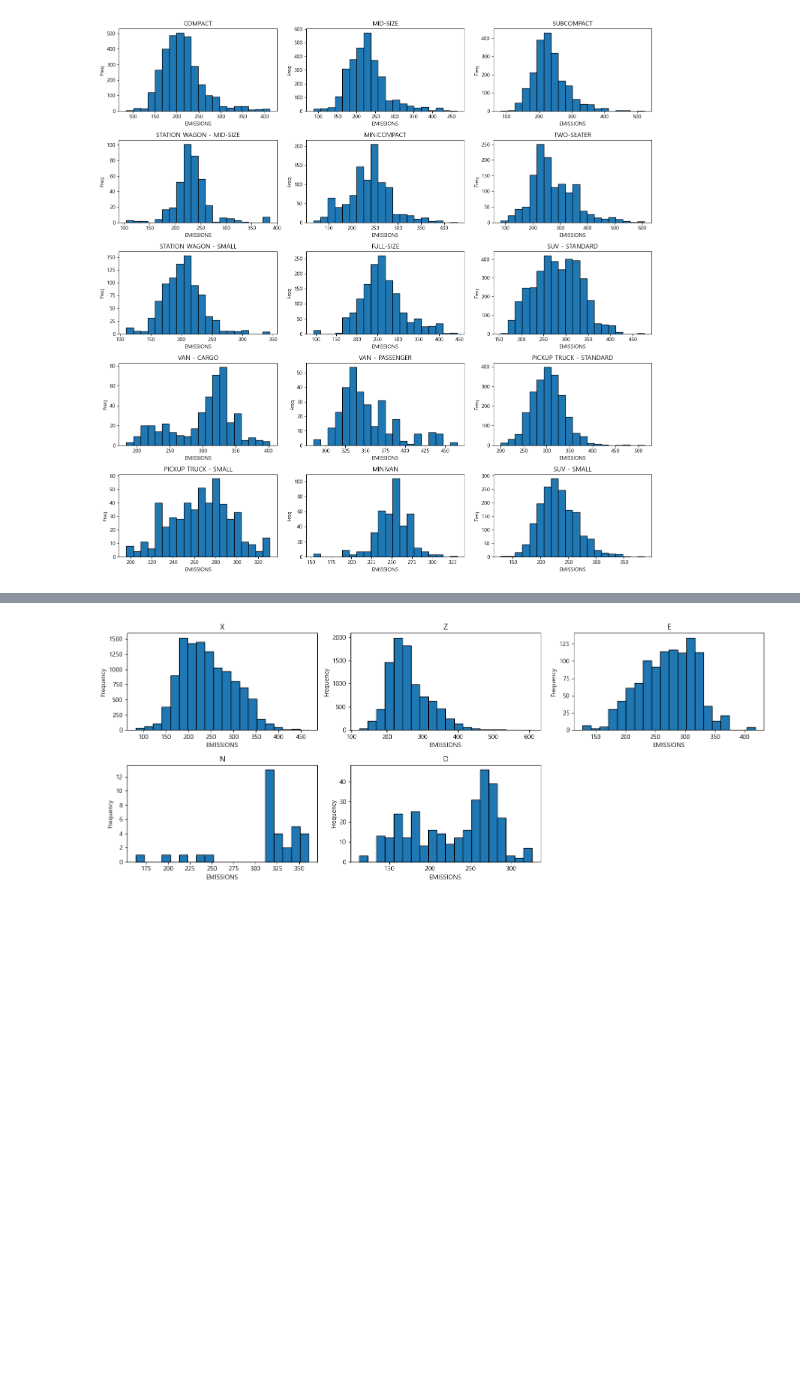
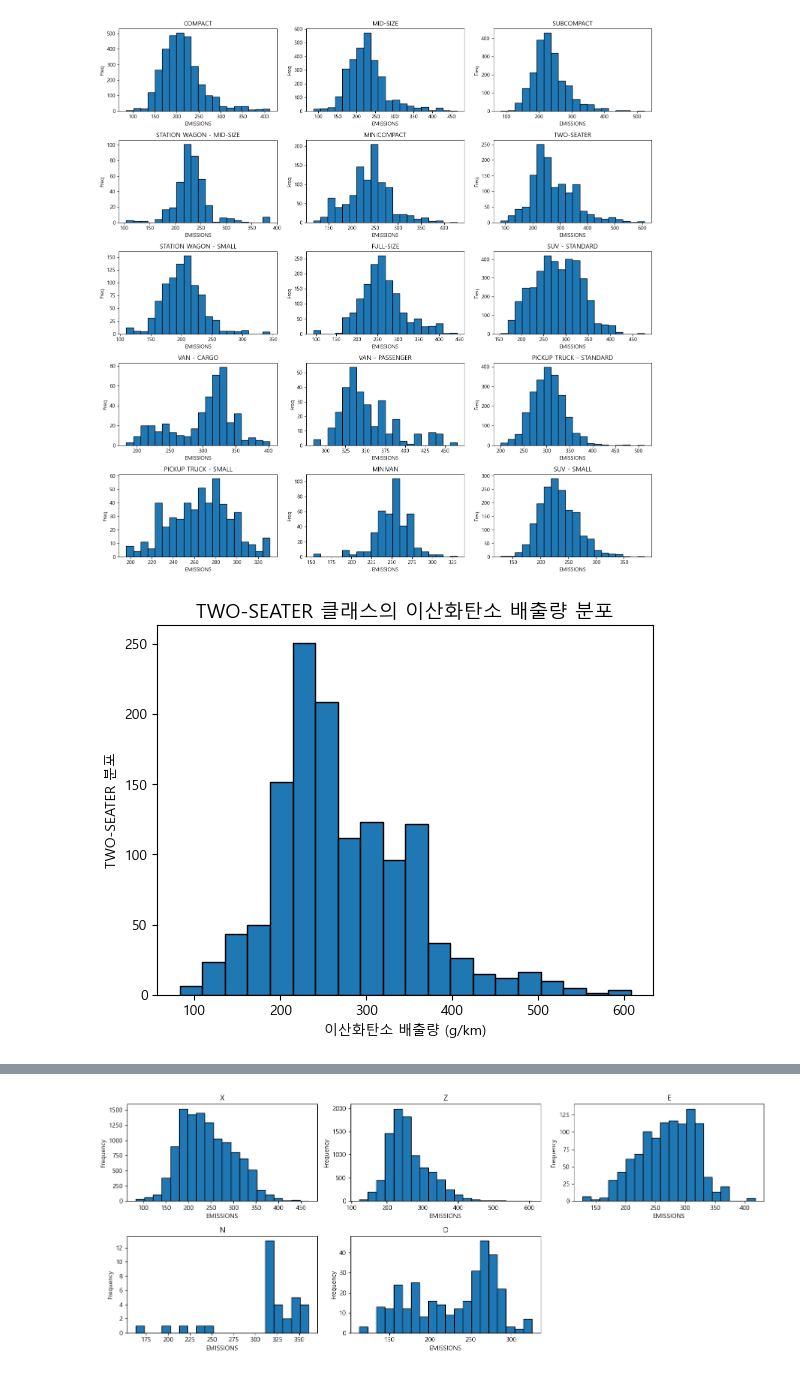
Before and after one commit to kimfaru-git/eco-mobility-performance-analysis, a Jupyter notebook: 02_analysis.ipynb, the cells around one changed output, grey strips where cells are left out. Drawn from its saved outputs; the diff is of its cells as text; code cells hidden in the pictures; blank space fills up the shorter version.

```diff
--- a/02_analysis.ipynb
+++ b/02_analysis.ipynb
@@ -218,3 +216,16 @@ plt.tight_layout()
 plt.show()
 # %% [output]
 [figure]
+# %%
+# PPT에 쓸 정규분포가 아닌 차량 클래스 그래프 그리기
+import matplotlib.pyplot as plt
+
+two_seater_df = df[df['VEHICLE CLASS'] == 'TWO-SEATER']
+
+plt.hist(two_seater_df["EMISSIONS"], bins = 20, edgecolor = 'black')
+plt.title('TWO-SEATER 클래스의 이산화탄소 배출량 분포', fontsize=14)
+plt.xlabel('이산화탄소 배출량 (g/km)')
+plt.ylabel('TWO-SEATER 분포')
+plt.show()
+# %% [output]
+[figure, added]
```
Also changed, not shown: parts of 15 cells of this notebook.
